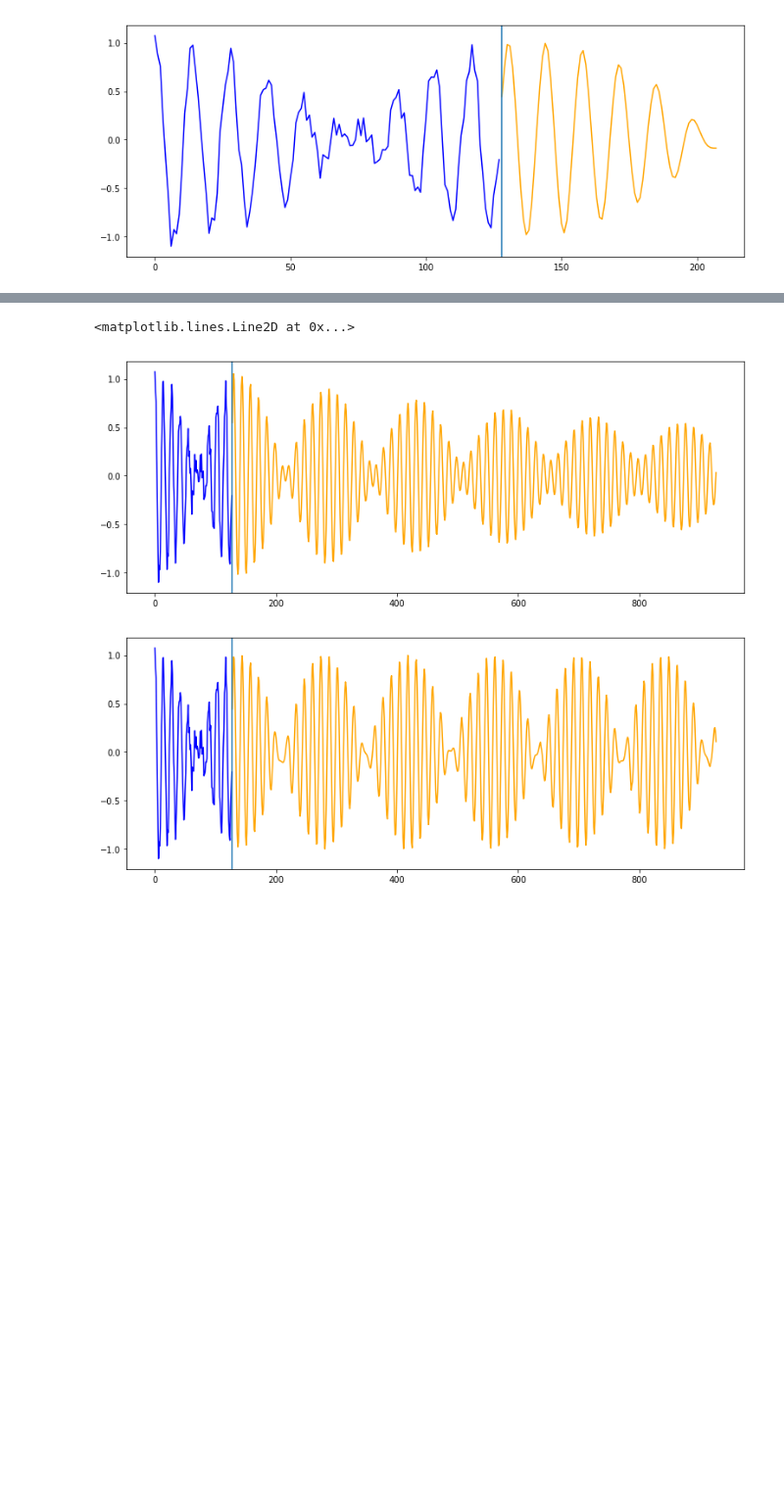
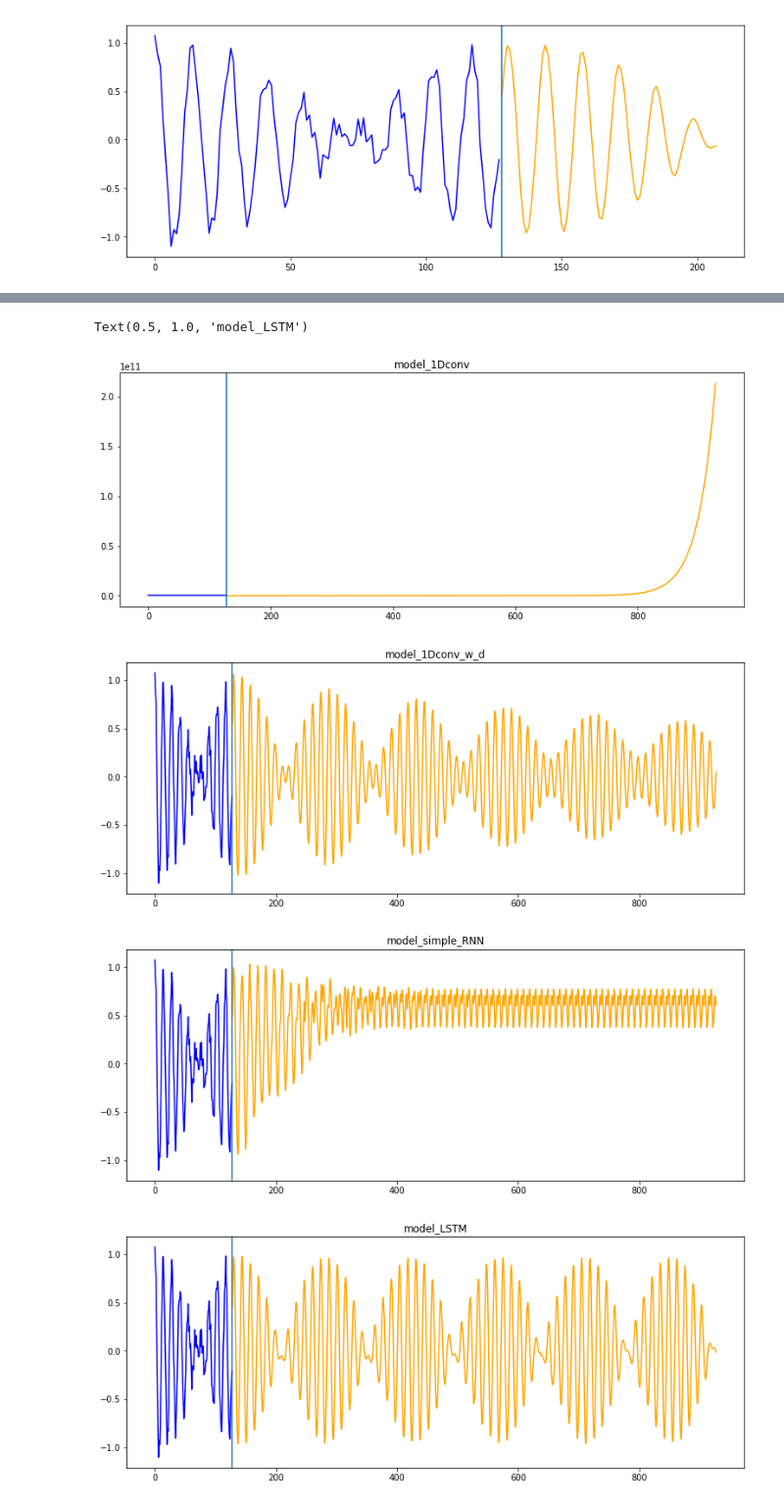
Before and after one commit to tensorchiefs/dl_course_2018, a Jupyter notebook: notebooks/12_LSTM_vs_1DConv_solution.ipynb, the cells around one changed output, grey strips where cells are left out. Shown at 98% size. Saved outputs shown, nothing was run; the diff lists cells and outputs as text; code cells hidden in the pictures; blank space fills up the shorter version.

Commit message:
update 1DConv and LSTMs

```diff
--- a/notebooks/12_LSTM_vs_1DConv_solution.ipynb
+++ b/notebooks/12_LSTM_vs_1DConv_solution.ipynb
@@ -225,7 +227,7 @@ Trainable params: 15,681
 Non-trainable params: 0
 _________________________________________________________________
 # %%
-history = model_simple_1Dconv_w_d.fit(X[0:800], Y[0:800],
+history = model_1Dconv_w_d.fit(X[0:800], Y[0:800],
                     epochs=100,
                     batch_size=128,
                     validation_data=(X[800:1000],Y[800:1000]),
@@ -307,0 +337,6 @@ plt.axvline(x=128)
+# %%
+history = model_simple_RNN.fit(X[0:800], Y[0:800],
+                    epochs=500,
+                    batch_size=128,
+                    validation_data=(X[800:1000],Y[800:1000]),
+                    verbose=0)
@@ -349,8 +445,8 @@ _________________________________________________________________
 # %%
-# we load the traind simple lstm model (for time reasons)
+# we load the trained lstm model
 from keras.models import load_model
-model_simple_LSTM = load_model('../data/models/simple_lstm_200_epochs.hdf5')
-model_simple_LSTM.summary()
+model_LSTM = load_model('../data/models/lstm_model_500_epochs.hdf5')
+model_LSTM.summary()
 # %% [output]
 _________________________________________________________________
 Layer (type)                 Output Shape              Param #
@@ -368,9 +469,10 @@ _________________________________________________________________
 # %%
+### predict for 10 steps
 i=950
 steps = 1
 pred = np.empty(0)
 data = X[i:i+1]
-model = model_simple_LSTM
+model = model_LSTM
 
 for j in range(0,steps):
   res = model.predict(data)[0]
@@ -386,11 +488,12 @@ plt.plot(range(0,128),np.concatenate((data[0:1].reshape(128),pred))[0:128],color
 plt.plot(range(128,128+steps*10),np.concatenate((data[0:1].reshape(128),pred))[128:128+steps*10],color='orange')
 plt.axvline(x=128)
 
+### predict for 80 steps
 i=950
 steps = 8
 pred = np.empty(0)
 data = X[i:i+1]
-model = model_simple_LSTM
+model = model_LSTM
 
 for j in range(0,steps):
   res = model.predict(data)[0]
@@ -418,7 +519,7 @@ i=950
 steps = 80
 pred = np.empty(0)
 data = X[i:i+1]
-model = model_simple_1Dconv_w_d
+model = model_1Dconv
 
 for j in range(0,steps):
   res = model.predict(data)[0]
@@ -426,35 +527,80 @@ for j in range(0,steps):
   data=(np.concatenate((data[0:1].reshape(128),res)))
   data=data[-128:]
   data=data.reshape((1,128,1))
   #data=data.reshape(1,128+(j)*10,1)[-128:]
   pred=np.append(pred,res)
 data=X[i:i+1]
 plt.figure(num=None, figsize=(13,5))
 plt.plot(range(0,128),np.concatenate((data[0:1].reshape(128),pred))[0:128],color='blue')
 plt.plot(range(128,128+steps*10),np.concatenate((data[0:1].reshape(128),pred))[128:128+steps*10],color='orange')
 plt.axvline(x=128)
-
+plt.title("model_1Dconv")
 
 i=950
 steps = 80
 pred = np.empty(0)
 data = X[i:i+1]
-model = model_simple_LSTM
+model = model_1Dconv_w_d
 
 for j in range(0,steps):
   res = model.predict(data)[0]
   res = res.reshape(10)
   data=(np.concatenate((data[0:1].reshape(128),res)))
   data=data[-128:]
   data=data.reshape((1,128,1))
   #data=data.reshape(1,128+(j)*10,1)[-128:]
   pred=np.append(pred,res)
 data=X[i:i+1]
 plt.figure(num=None, figsize=(13,5))
 plt.plot(range(0,128),np.concatenate((data[0:1].reshape(128),pred))[0:128],color='blue')
 plt.plot(range(128,128+steps*10),np.concatenate((data[0:1].reshape(128),pred))[128:128+steps*10],color='orange')
 plt.axvline(x=128)
+plt.title("model_1Dconv_w_d")
+
+i=950
+steps = 80
+pred = np.empty(0)
+data = X[i:i+1]
+model = model_simple_RNN
+
+for j in range(0,steps):
+  res = model.predict(data)[0]
+  res = res.reshape(10)
+  data=(np.concatenate((data[0:1].reshape(128),res)))
+  data=data[-128:]
+  data=data.reshape((1,128,1))
+  #data=data.reshape(1,128+(j)*10,1)[-128:]
+  pred=np.append(pred,res)
+data=X[i:i+1]
+plt.figure(num=None, figsize=(13,5))
+plt.plot(range(0,128),np.concatenate((data[0:1].reshape(128),pred))[0:128],color='blue')
+plt.plot(range(128,128+steps*10),np.concatenate((data[0:1].reshape(128),pred))[128:128+steps*10],color='orange')
+plt.axvline(x=128)
+plt.title("model_simple_RNN")
+
+i=950
+steps = 80
+pred = np.empty(0)
+data = X[i:i+1]
+model = model_LSTM
+
+for j in range(0,steps):
+  res = model.predict(data)[0]
+  res = res.reshape(10)
+  data=(np.concatenate((data[0:1].reshape(128),res)))
+  data=data[-128:]
+  data=data.reshape((1,128,1))
+  #data=data.reshape(1,128+(j)*10,1)[-128:]
+  pred=np.append(pred,res)
+data=X[i:i+1]
+plt.figure(num=None, figsize=(13,5))
+plt.plot(range(0,128),np.concatenate((data[0:1].reshape(128),pred))[0:128],color='blue')
+plt.plot(range(128,128+steps*10),np.concatenate((data[0:1].reshape(128),pred))[128:128+steps*10],color='orange')
+plt.axvline(x=128)
+plt.title("model_LSTM")
 # %% [output]
-<matplotlib.lines.Line2D at 0x...>
+Text(0.5, 1.0, 'model_LSTM')
-[figure, old version]
+[figure, new version]
-[figure, old version]
+[figure, new version]
+[figure, added]
+[figure, added]
```
Also changed, not shown: parts of 28 cells of this notebook.
